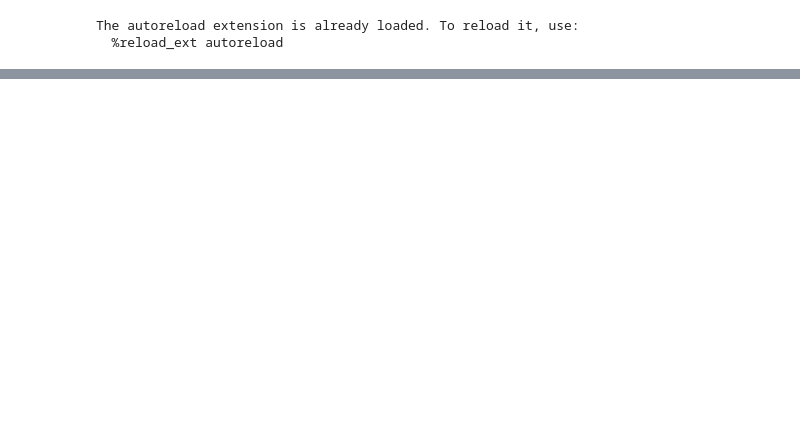
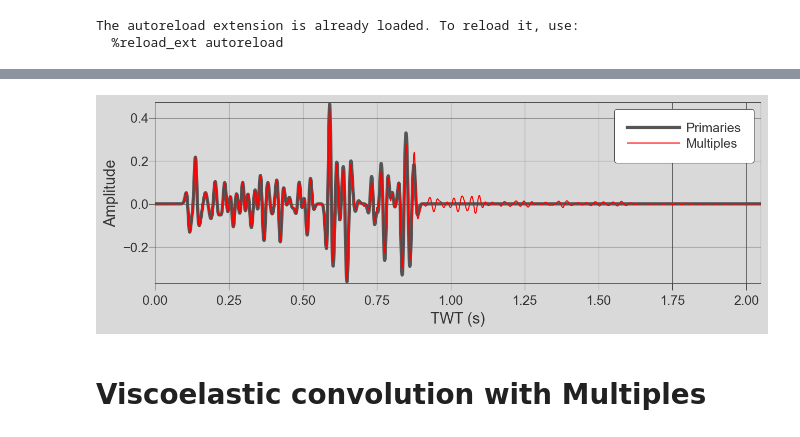
Before and after one commit to gpap-gpap/mantis-core-examples, a Jupyter notebook: Example_4_WaveModelling.ipynb, the cells around one changed output, grey strips where cells are left out. Cells and saved outputs as stored; diff of their text form; code cells hidden in the pictures; blank space fills up the shorter version.

Commit message:
wave modelling added

```diff
--- a/Example_4_WaveModelling.ipynb
+++ b/Example_4_WaveModelling.ipynb
@@ -59,0 +36,6 @@ ax.legend(["Primaries", "Infinite order multiples"])
+# %%
+
+avo_modeller = manWM.ConvolutionalAVOGather(
+    earth_model=balgonie_model, wavelet=wavelet, nSamples=n_samples, dt=1 / sample_rate
+)
+avo_gather = np.array([np.real(avo_modeller.time_avo(angle=a)[1]) for a in angles])
@@ -59,0 +64,14 @@ ax.legend(["Primaries", "Infinite order multiples"])
+# %%
+multiples = manWM.ShotGather(
+    earth_model=balgonie_model,
+    wavelet=wavelet,
+    receiver_coordinates=np.array([0.0, 0.0, 0.0]),
+    nSamples=n_samples,
+    dt=1 /sample_rate,
+)
+# %%
+slownesses = manUTILS.incidence_angle_to_slowness(np.deg2rad(angles), top_halfspace.Vp)
+# %%
+avo_gather_multiples = np.array(
+    [np.real(multiples.wavefield(horizontal_slowness=[slow, 0.001])) for slow in slownesses]
+)
@@ -59,0 +94,17 @@ ax.legend(["Primaries", "Infinite order multiples"])
+# %%
+fig, ax = plt.subplots(1, 1, figsize=(10, 3))
+ax.plot(
+    avo_modeller.time_axis,
+    2 * avo_gather[0],
+    linewidth=3,
+    label="Primaries",
+)
+ax.plot(avo_modeller.time_axis, avo_gather_multiples[0], linewidth=1.,color='r', label="Multiples")
+ax.legend()
+ax.set_xlabel("TWT (s)")
+ax.set_ylabel("Amplitude")
+plt.show()
+# %% [output]
+[figure, added]
+# %% [markdown]
+# Viscoelastic convolution with Multiples
```
Also changed, not shown: parts of 12 cells of this notebook, 2 other files.
